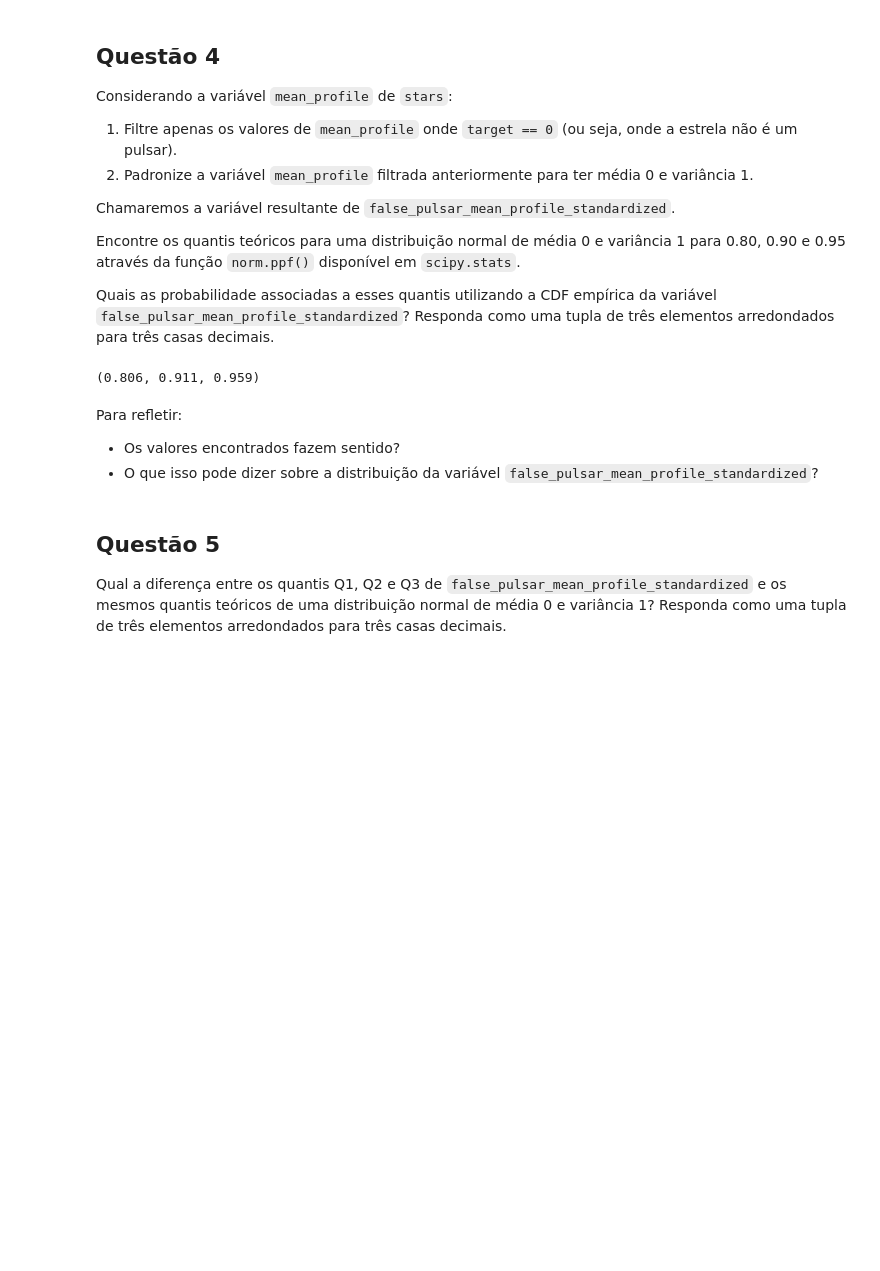
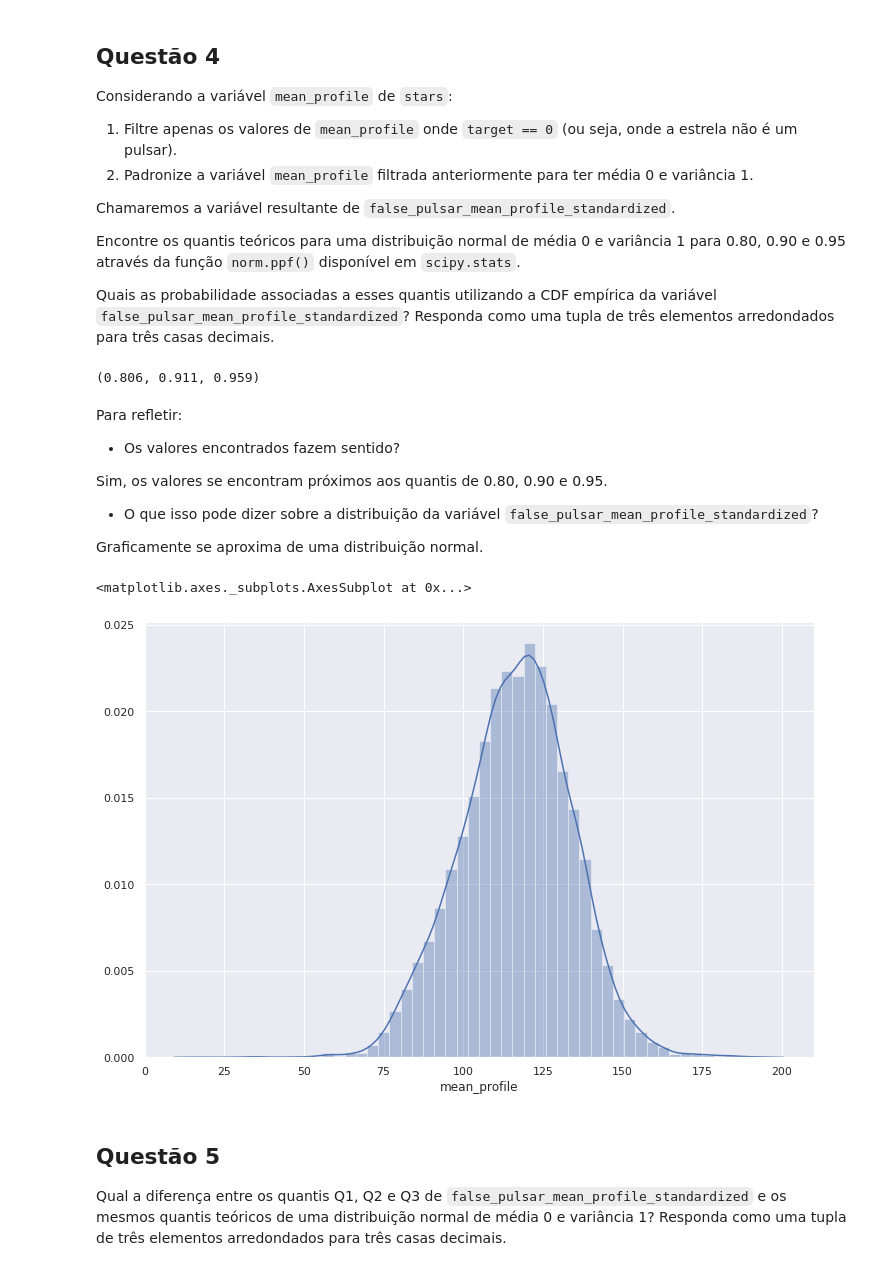
Before and after one commit to vvalcristina/datascience_codenation, a Jupyter notebook: Semana4/Funcoes_de_probabilidade.ipynb, the cells around one changed output. Saved outputs shown, nothing was run; the diff lists cells and outputs as text; code cells hidden in the pictures; blank space fills up the shorter version.

```diff
--- a/Semana4/Funcoes_de_probabilidade.ipynb
+++ b/Semana4/Funcoes_de_probabilidade.ipynb
@@ -292,7 +342,18 @@ q4()
 Para refletir:
 
 * Os valores encontrados fazem sentido?
+
+Sim, os valores se encontram próximos aos quantis de 0.80, 0.90 e 0.95.
+
 * O que isso pode dizer sobre a distribuição da variável `false_pulsar_mean_profile_standardized`?
+
+Graficamente se aproxima de uma distribuição normal.
+# %%
+#Distribuição false_pulsar_mean_profile_standardized
+sns.distplot(stars[stars['target'] == 0]['mean_profile'])
+# %% [output]
+<matplotlib.axes._subplots.AxesSubplot at 0x...>
+[figure, added]
 # %% [markdown]
 ## Questão 5
 
```
Also changed, not shown: parts of 14 cells of this notebook.
